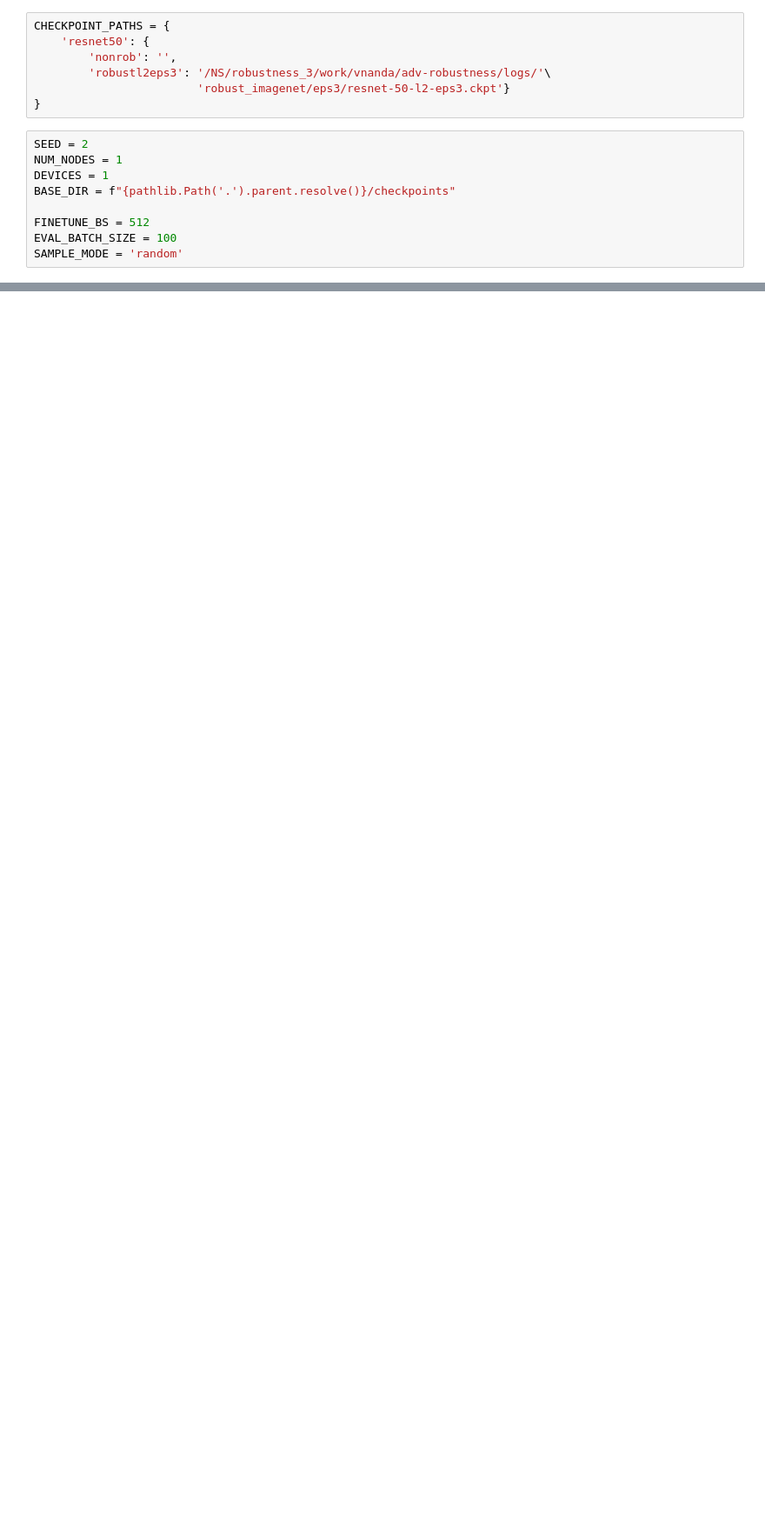
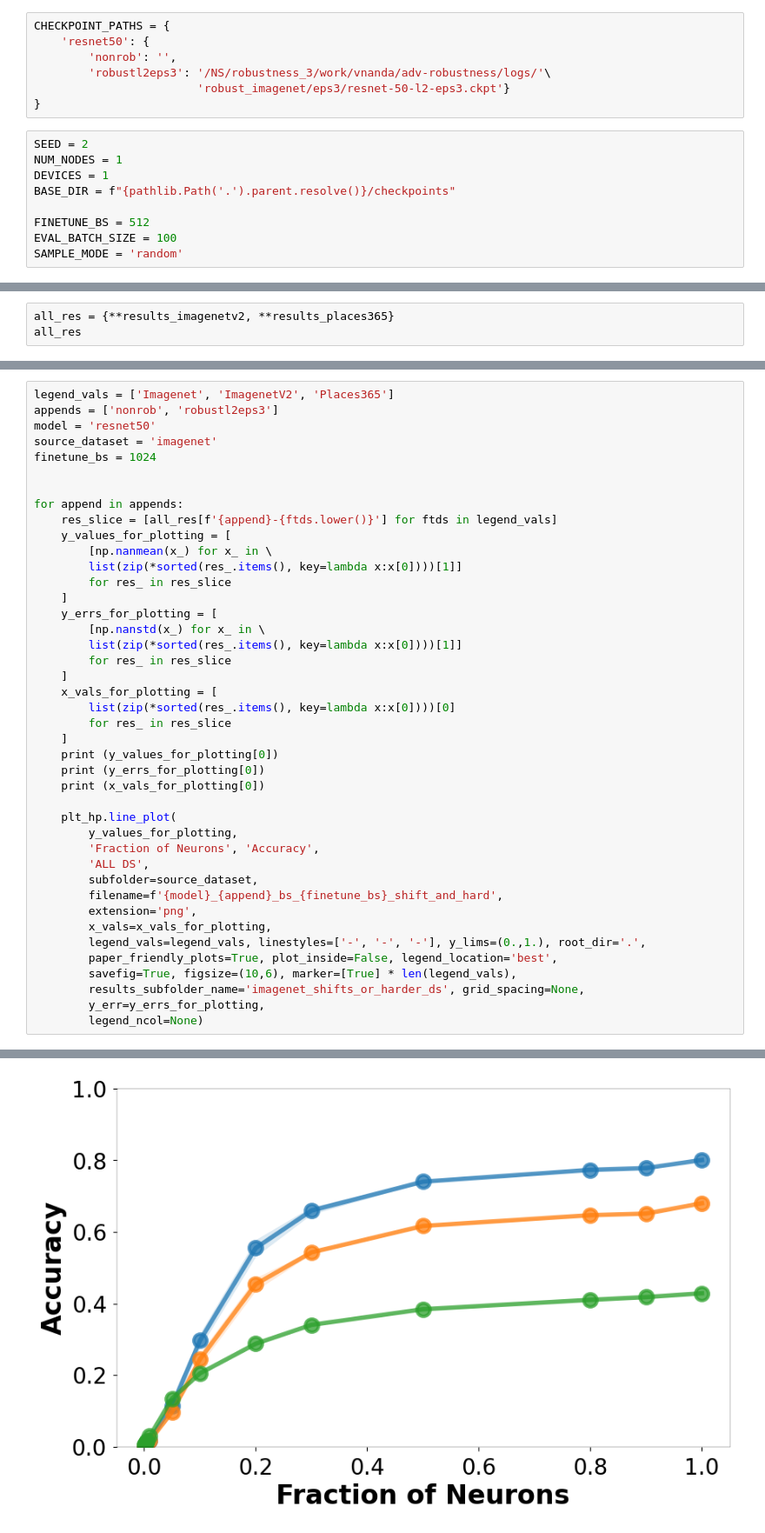
Before and after one commit to nvedant07/invariances_in_reps, a Jupyter notebook: partially_inverted_reps/harder_datasets_and_shifts.ipynb, the cells around one changed output, grey strips where cells are left out. Shown at 87% size. Saved outputs shown, nothing was run; the diff lists cells and outputs as text; blank space fills up the shorter version.

```diff
--- a/partially_inverted_reps/harder_datasets_and_shifts.ipynb
+++ b/partially_inverted_reps/harder_datasets_and_shifts.ipynb
@@ -245,0 +294,3 @@ Uploading 0 files to server
+# %%
+all_res = {**results_imagenetv2, **results_places365}
+all_res
@@ -245,0 +315,43 @@ Uploading 0 files to server
+# %%
+legend_vals = ['Imagenet', 'ImagenetV2', 'Places365']
+appends = ['nonrob', 'robustl2eps3']
+model = 'resnet50'
+source_dataset = 'imagenet'
+finetune_bs = 1024
+
+
+for append in appends:
+    res_slice = [all_res[f'{append}-{ftds.lower()}'] for ftds in legend_vals]
+    y_values_for_plotting = [
+        [np.nanmean(x_) for x_ in \
+        list(zip(*sorted(res_.items(), key=lambda x:x[0])))[1]]
+        for res_ in res_slice
+    ]
+    y_errs_for_plotting = [
+        [np.nanstd(x_) for x_ in \
+        list(zip(*sorted(res_.items(), key=lambda x:x[0])))[1]]
+        for res_ in res_slice
+    ]
+    x_vals_for_plotting = [
+        list(zip(*sorted(res_.items(), key=lambda x:x[0])))[0]
+        for res_ in res_slice
+    ]
+    print (y_values_for_plotting[0])
+    print (y_errs_for_plotting[0])
+    print (x_vals_for_plotting[0])
+
+    plt_hp.line_plot(
+        y_values_for_plotting,
+        'Fraction of Neurons', 'Accuracy',
+        'ALL DS',
+        subfolder=source_dataset,
+        filename=f'{model}_{append}_bs_{finetune_bs}_shift_and_hard',
+        extension='png',
+        x_vals=x_vals_for_plotting,
+        legend_vals=legend_vals, linestyles=['-', '-', '-'], y_lims=(0.,1.), root_dir='.',
+        paper_friendly_plots=True, plot_inside=False, legend_location='best',
+        savefig=True, figsize=(10,6), marker=[True] * len(legend_vals),
+        results_subfolder_name='imagenet_shifts_or_harder_ds', grid_spacing=None,
+        y_err=y_errs_for_plotting,
+        legend_ncol=None)
+# %% [output]
@@ -245,0 +361 @@ Uploading 0 files to server
+[figure, added]
```
Also changed, not shown: parts of 7 cells of this notebook, 42 other files.
